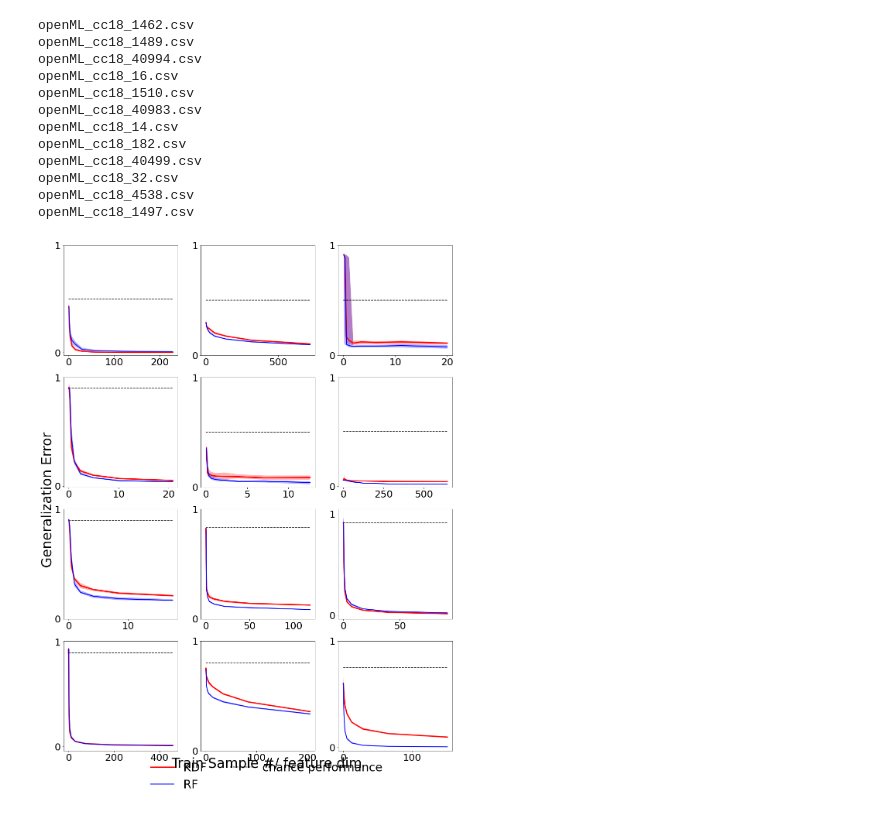
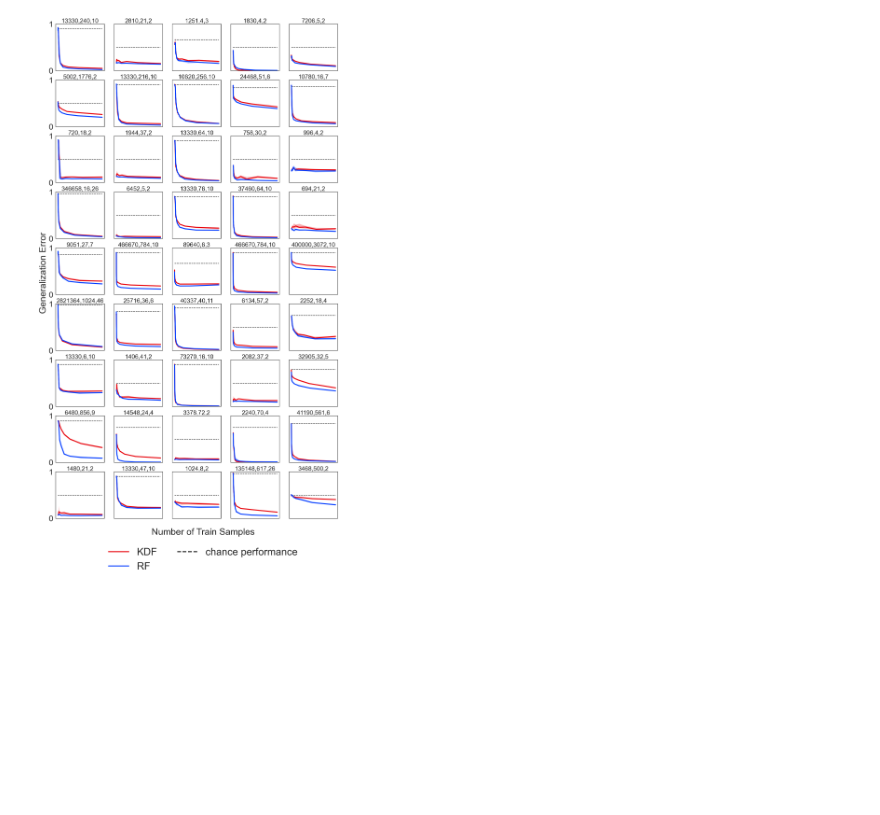
Before and after one commit to neurodata/kdg, a Jupyter notebook: benchmarks/plot_openml.ipynb, the cells around one changed output. Saved outputs shown, nothing was run; the diff lists cells and outputs as text; code cells hidden in the pictures; blank space fills up the shorter version.

Commit message:
plot

```diff
--- a/benchmarks/plot_openml.ipynb
+++ b/benchmarks/plot_openml.ipynb
@@ -239,45 +200,52 @@ def plot_file_ece(file, folder, rf_folder, tree_folder, ax=None, ticksize=25, fo
 # %%
-rf_folder = 'openml_res_rf'
-tree_folder = 'openml_res_min_leaf_1tree'
-rows = 4
-cols = 3
+rows = 9
+cols = 5
 
-fig, ax = plt.subplots(rows, cols, figsize=(cols*6, rows*6))
-fig.text(0.53, 0.1, "Train Sample #/ feature dim", ha="center", fontsize=35)
-fig.text(0.08, 0.5, "Generalization Error", va="center", rotation="vertical", fontsize=35)
+# Define color palette
+sns.set(
+    color_codes=True, palette="bright", style="white", context="talk", font_scale=1.5
+)
 
-ax[0][0].plot(0, 0, c='r', linewidth=3, label='KDF')
-ax[0][0].plot(0, 0, c='b', linewidth=2, label='RF')
+fig, ax = plt.subplots(rows, cols, figsize=(cols*5, rows*5))
+fig.text(0.53, 0.1, "Number of Train Samples", ha="center", fontsize=45)
+fig.text(0.08, 0.5, "Generalization Error", va="center", rotation="vertical", fontsize=45)
+
+ax[0][0].plot(0, 0, c='r', linewidth=5, label='KDF')
+ax[0][0].plot(0, 0, c='b', linewidth=5, label='RF')
 ax[0][0].plot(0, 0, c='k', linestyle='dashed', label='chance performance')
-#ax[0][0].plot(0, 0, c='b', linestyle='dashed', label='RF (non-parametric)')
-#ax[0][0].plot(0, 0, c='c', label='KDT')
-#ax[0][0].plot(0, 0, c='m', label='Decision Tree')
+
 for row in range(rows):
     for col in range(cols):
-        print(files[row*cols + col])
-        plot_file_err(files[row*cols + col],res_folder, rf_folder, tree_folder, ax=ax[row][col])
+        #print(files[row*cols + col])
+        plot_file_err(files[row*cols + col],res_folder, ax=ax[row][col])
 
+        if col == 0:
+            ax[row][col].set_yticks([0, 1])
+        else:
+            ax[row][col].set_yticks([])
+
+        ax[row][col].tick_params(axis='both', which='major', labelsize=40)
+        ax[row][col].set_ylim([0,1])
+        ax[row][col].set_xticks([])
+
+fig.align_ylabels(
+    ax[
+        :,
+    ]
+)
 leg = fig.legend(
-    fontsize=30,
+    fontsize=50,
     frameon=False,
-    bbox_to_anchor=(0.53, 0.05),
+    bbox_to_anchor=(0.53, 0.03),
     bbox_transform=plt.gcf().transFigure,
     ncol=2,
     loc="lower center",
 )
+leg.get_frame().set_linewidth(0.0)
+for legobj in leg.legendHandles:
+    legobj.set_linewidth(5.0)
+
 plt.savefig("plots/openml_err.pdf", transparent=True, bbox_inches="tight")
 # %% [output]
-openML_cc18_1462.csv
-openML_cc18_1489.csv
-openML_cc18_40994.csv
-openML_cc18_16.csv
-openML_cc18_1510.csv
-openML_cc18_40983.csv
-openML_cc18_14.csv
-openML_cc18_182.csv
-openML_cc18_40499.csv
-openML_cc18_32.csv
-openML_cc18_4538.csv
-openML_cc18_1497.csv
-[figure, old version]
+[figure, new version]
 # %%
```
Also changed, not shown: parts of 17 cells of this notebook, 5 other files.
